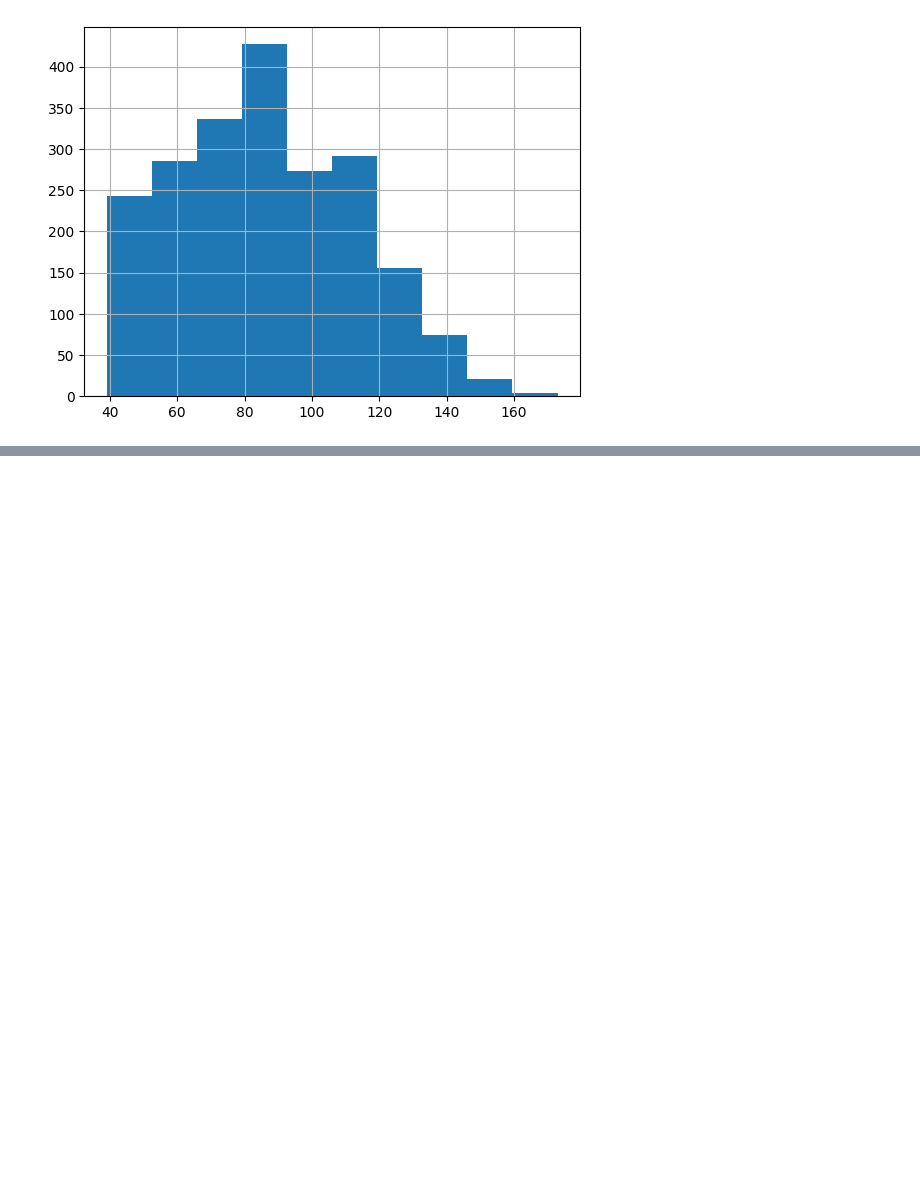
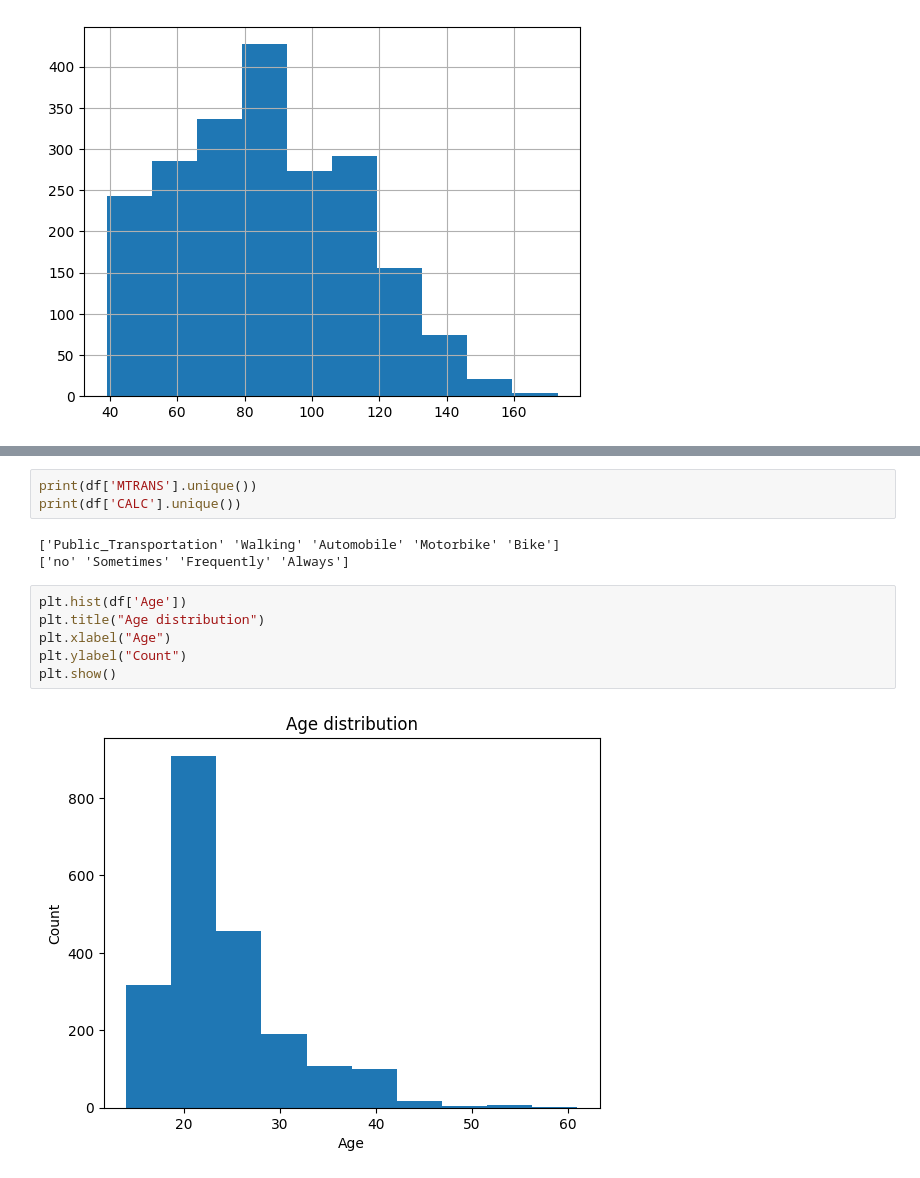
Before and after one commit to zerinaibrulj/machine-learning, a Jupyter notebook: ML/Tasks/T2.ipynb, the cells around one changed output, grey strips where cells are left out. Saved outputs shown, nothing was run; the diff lists cells and outputs as text; blank space fills up the shorter version.

Commit message:
Visualization

```diff
--- a/ML/Tasks/T2.ipynb
+++ b/ML/Tasks/T2.ipynb
@@ -138,0 +147,14 @@ plt.show()
+# %%
+print(df['MTRANS'].unique())
+print(df['CALC'].unique())
+# %% [output]
+['Public_Transportation' 'Walking' 'Automobile' 'Motorbike' 'Bike']
+['no' 'Sometimes' 'Frequently' 'Always']
+# %%
+plt.hist(df['Age'])
+plt.title("Age distribution")
+plt.xlabel("Age")
+plt.ylabel("Count")
+plt.show()
+# %% [output]
+[figure, added]
```
Also changed, not shown: parts of 3 cells of this notebook.
